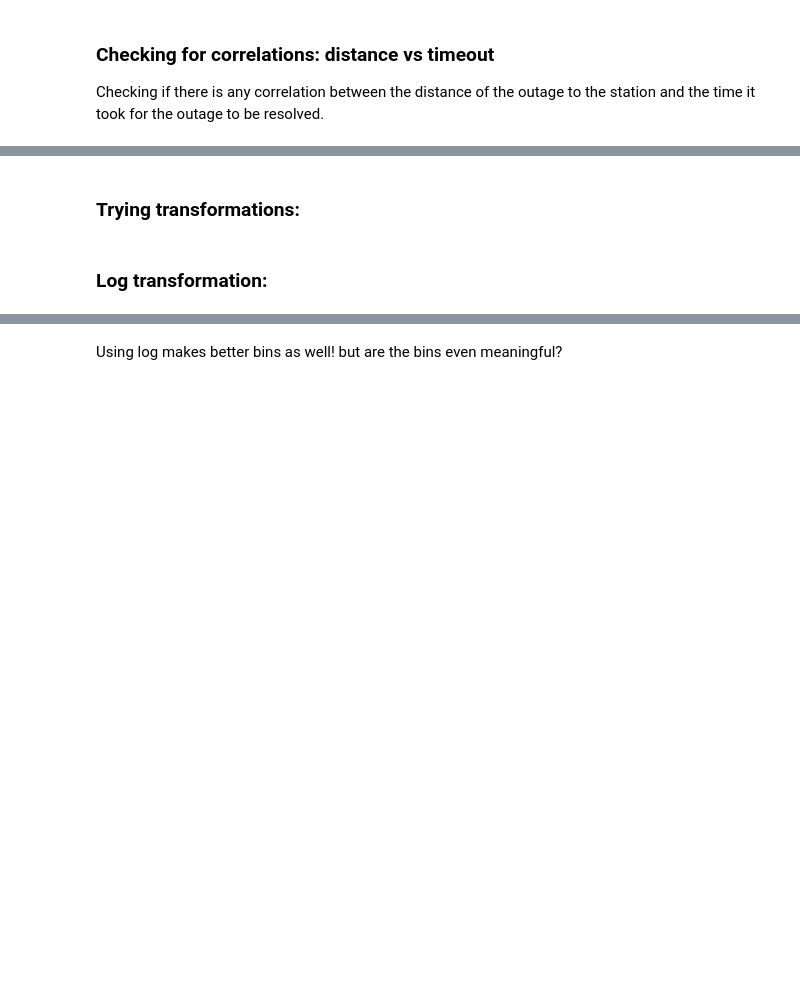
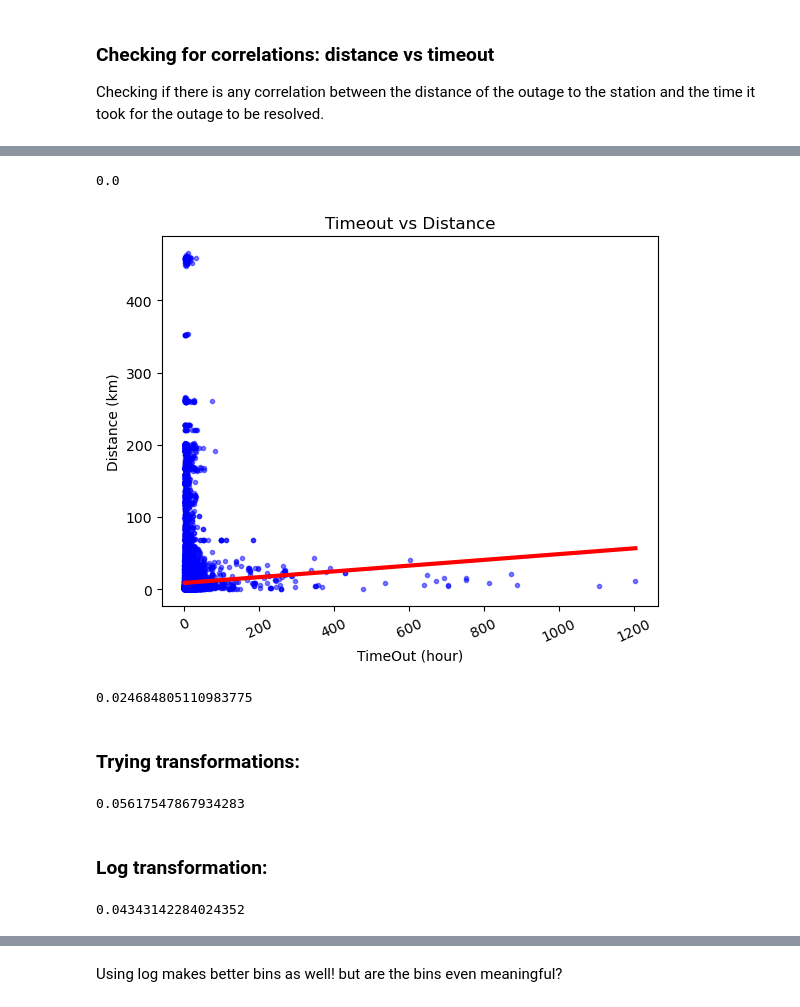
Before and after one commit to SFU-CMPT353-W25-DBS/Project, a Jupyter notebook: code/4.analysis/StatisticalTests.ipynb, the cells around one changed output, grey strips where cells are left out. Drawn from its saved outputs; the diff is of its cells as text; code cells hidden in the pictures; blank space fills up the shorter version.

Commit message:
added new plots + t-test

```diff
--- a/code/4.analysis/StatisticalTests.ipynb
+++ b/code/4.analysis/StatisticalTests.ipynb
@@ -29,8 +44,6 @@ print(bins)
 # %%
-n = 10 #number of bins
+n = 1000 #number of bins
 distance_bins = pd.cut(outages['outageToSubstationDistance'], bins=n)
 outages['distance_bin'] = distance_bins
-outages_per_dist = outages.groupby(['distance_bin']).size()
-outages_per_dist = pd.DataFrame(outages_per_dist)
-outages_per_dist = outages_per_dist.rename(columns={0:"#of outages"})
+outages_per_dist = outages.groupby(['distance_bin']).size().reset_index(name="# of outages")
 outages_per_dist
@@ -39,6 +86,6 @@ outages_per_dist
 Checking if there is any correlation between the distance of the outage to the station and the time it took for the outage to be resolved.
 # %%
 outages['timeOut'] = outages['dateOn'] - outages['dateOff']
-outages['timeOut'] = outages['timeOut'].apply(lambda x: x.total_seconds()/60)
+outages['timeOut'] = outages['timeOut'].apply(lambda x: x.total_seconds()/3600)
 outages['timeOut']
 #timeout is the total of minutes without power (we can change it into hours if its better)
@@ -45,23 +105,36 @@ outages['timeOut']
 # %%
 stats.normaltest(outages['timeOut']).pvalue
+# %% [output]
+0.0
 # %%
 fit = stats.linregress(outages['timeOut'], outages['outageToSubstationDistance'])
 plt.xticks(rotation = 25)
 plt.plot(outages["timeOut"], outages["outageToSubstationDistance"], 'b.', alpha = 0.5)
 plt.plot(outages["timeOut"], outages["timeOut"]*fit.slope + fit.intercept, 'r-', linewidth = 3)
+plt.title('Timeout vs Distance')
+plt.ylabel('Distance (km)')
+plt.xlabel('TimeOut (hour)')
 plt.show()
 #this plot doesnt look good because the distance csv that I created was not very good.
 #it would be nice to try it on our actual big dataset and the corresponding distances csv
+# %% [output]
+[figure, added]
 # %%
 outages["timeOut"].corr(outages["outageToSubstationDistance"])
+# %% [output]
+0.024684805110983775
 # %% [markdown]
 ### Trying transformations:
 # %%
 outages["timeOut"].apply(np.sqrt).corr(outages["outageToSubstationDistance"].apply(np.sqrt))
+# %% [output]
+0.05617547867934283
 # %% [markdown]
 ### Log transformation:
 # %%
 outages["timeOut"].apply(np.log).corr(outages["outageToSubstationDistance"].apply(np.log))
+# %% [output]
+0.04343142284024352
 # %%
 timeouts_transformed = outages["timeOut"].apply(np.log)
 distance_transformed = outages["outageToSubstationDistance"].apply(np.log)
```
Also changed, not shown: parts of 9 cells of this notebook, 3 other files.
